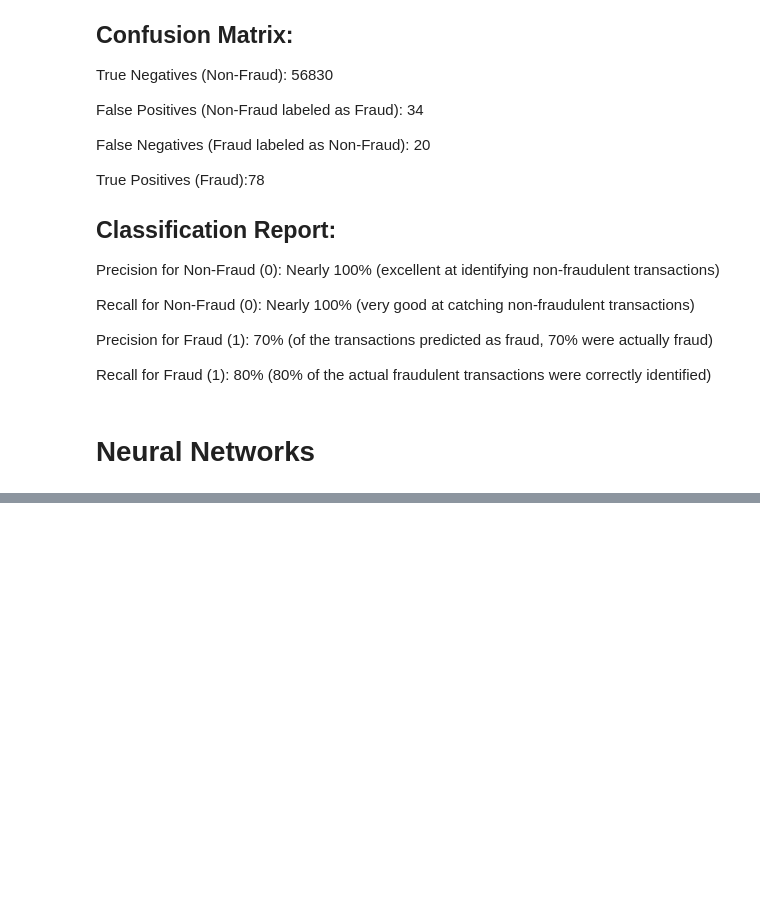
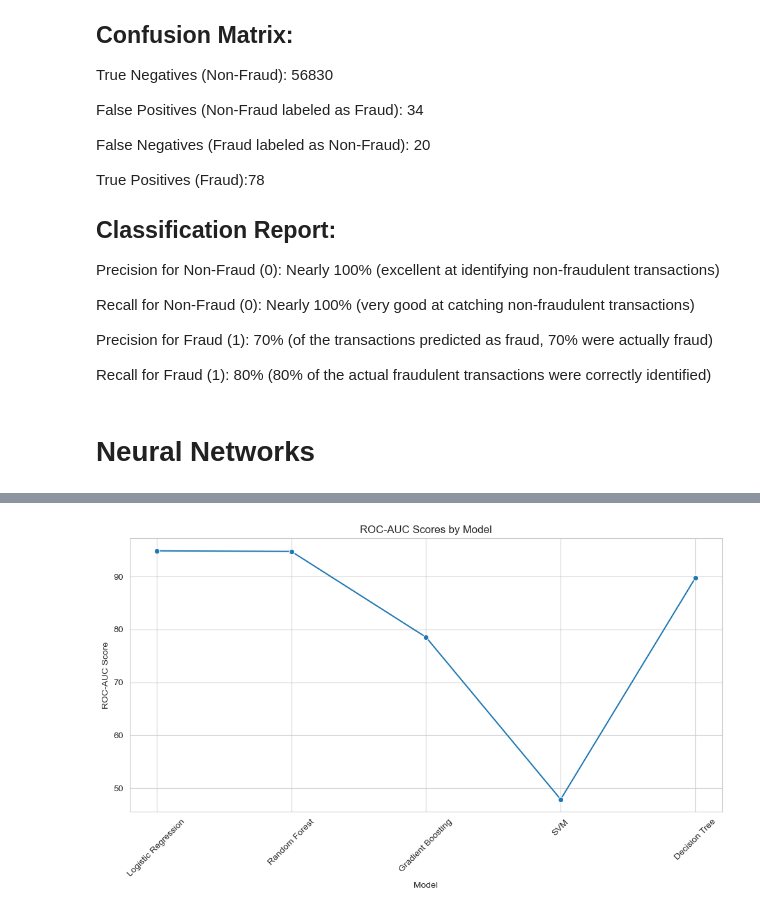
Before and after one commit to chrischukwuka2022/Msc_Data_Analystic_Thesis_2023, a Jupyter notebook: Capstone_Project.ipynb, the cells around one changed output, grey strips where cells are left out. Saved outputs shown, nothing was run; the diff lists cells and outputs as text; code cells hidden in the pictures; blank space fills up the shorter version.

```diff
--- a/Capstone_Project.ipynb
+++ b/Capstone_Project.ipynb
@@ -589,0 +647,12 @@ Epoch 50/50
+# %%
+plt.figure(figsize=(10, 6))
+sns.lineplot(x='Model', y='ROC-AUC', data=results, marker='o')
+plt.title('ROC-AUC Scores by Model')
+plt.xticks(rotation=45)
+plt.xlabel('Model')
+plt.ylabel('ROC-AUC Score')
+plt.grid(True)
+plt.tight_layout()
+plt.show()
+# %% [output]
+[figure, added]
```
Also changed, not shown: parts of 8 cells of this notebook.
